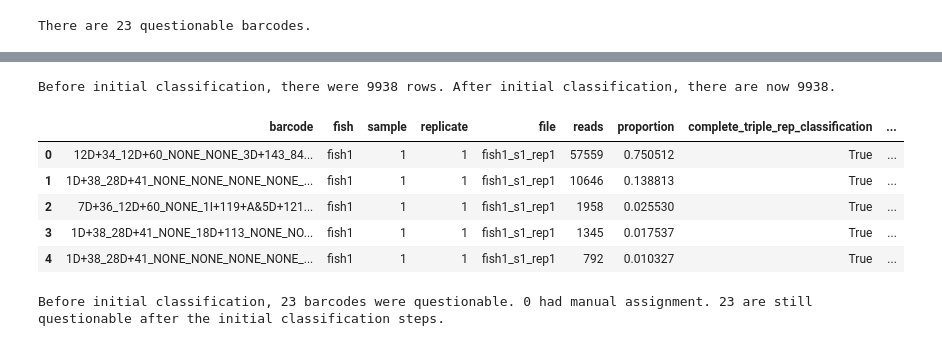
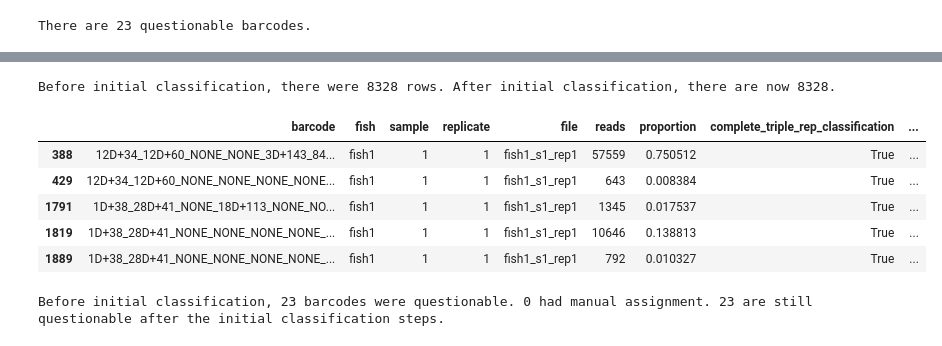
Before and after one commit to Gagnon-lab/weber-shrader, a Jupyter notebook: process_sperm_barcodes_newfilter.ipynb, the cells around one changed output, grey strips where cells are left out. Saved outputs shown, nothing was run; the diff lists cells and outputs as text; code cells hidden in the pictures.

```diff
--- a/process_sperm_barcodes_newfilter.ipynb
+++ b/process_sperm_barcodes_newfilter.ipynb
@@ -606,2 +692,10 @@ if cluster_barcodes:
 
         summary.close()
+# %%
+if cluster_barcodes:
+    # Combine rows that share the same (reassigned) barcode
+    collapsed_data = (
+        collapsed_data.groupby(['barcode', 'fish', 'sample', 'replicate', 'file'], as_index=False)
+                      .agg({'reads': 'sum', 'proportion': 'sum'})
+                      .sort_values(['fish', 'sample', 'replicate'])
+    )
@@ -608,3 +704,5 @@ if cluster_barcodes:
+# %%
+collapsed_data.drop(columns = 'sequence', inplace = True, errors = 'ignore')
 # %% [markdown]
 ## C) More filters
 # %%
@@ -643,0 +753,4 @@ for barcode in fd['barcode'].unique():
+# %%
+# refined_data contains all the rows of collapsed_data such that the three classification
+# columns (defined above) are `True`.
+refined_data = collapsed_data[collapsed_data.filter(like='_classification').all(True)].copy()
@@ -680,5 +786,4 @@ There are 23 questionable barcodes.
 new_columns = ['manual_classification', 'ratio_classification']
 
 for new_column in new_columns:
-    fd2.loc[:, new_column] = True
-    # fd2.loc[:, new_column] = fd2[new_column].astype('bool')
+    refined_data.loc[:, new_column] = True
@@ -704,16 +797,16 @@ for key, value in manual_classification.items():
 # %%
 # fd_pc is the data that passes the initial classification steps
-fd_pc = fd2[fd2['manual_classification']]
+fd_pc = refined_data[refined_data['manual_classification']]
 
-print(f'Before initial classification, there were {len(fd2)} rows. After initial classification, there are now {len(fd_pc)}.')
+print(f'Before initial classification, there were {len(refined_data)} rows. After initial classification, there are now {len(fd_pc)}.')
 
 fd_pc.head()
 # %% [output]
-Before initial classification, there were 9938 rows. After initial classification, there are now 9938.
+Before initial classification, there were 8328 rows. After initial classification, there are now 8328.
 |  | barcode | fish | sample | replicate | file | reads | proportion | complete_triple_rep_classification | ... |
-| 0 | 12D+34_12D+60_NONE_NONE_3D+143_84... | fish1 | 1 | 1 | fish1_s1_rep1 | 57559 | 0.750512 | True | ... |
-| 1 | 1D+38_28D+41_NONE_NONE_NONE_NONE_... | fish1 | 1 | 1 | fish1_s1_rep1 | 10646 | 0.138813 | True | ... |
-| 2 | 7D+36_12D+60_NONE_1I+119+A&5D+121... | fish1 | 1 | 1 | fish1_s1_rep1 | 1958 | 0.025530 | True | ... |
-| 3 | 1D+38_28D+41_NONE_18D+113_NONE_NO... | fish1 | 1 | 1 | fish1_s1_rep1 | 1345 | 0.017537 | True | ... |
-| 4 | 1D+38_28D+41_NONE_NONE_NONE_NONE_... | fish1 | 1 | 1 | fish1_s1_rep1 | 792 | 0.010327 | True | ... |
+| 388 | 12D+34_12D+60_NONE_NONE_3D+143_84... | fish1 | 1 | 1 | fish1_s1_rep1 | 57559 | 0.750512 | True | ... |
+| 429 | 12D+34_12D+60_NONE_NONE_NONE_NONE... | fish1 | 1 | 1 | fish1_s1_rep1 | 643 | 0.008384 | True | ... |
+| 1791 | 1D+38_28D+41_NONE_18D+113_NONE_NO... | fish1 | 1 | 1 | fish1_s1_rep1 | 1345 | 0.017537 | True | ... |
+| 1819 | 1D+38_28D+41_NONE_NONE_NONE_NONE_... | fish1 | 1 | 1 | fish1_s1_rep1 | 10646 | 0.138813 | True | ... |
+| 1889 | 1D+38_28D+41_NONE_NONE_NONE_NONE_... | fish1 | 1 | 1 | fish1_s1_rep1 | 792 | 0.010327 | True | ... |
 # %%
```
Also changed, not shown: parts of 49 cells of this notebook, 1 other file.
